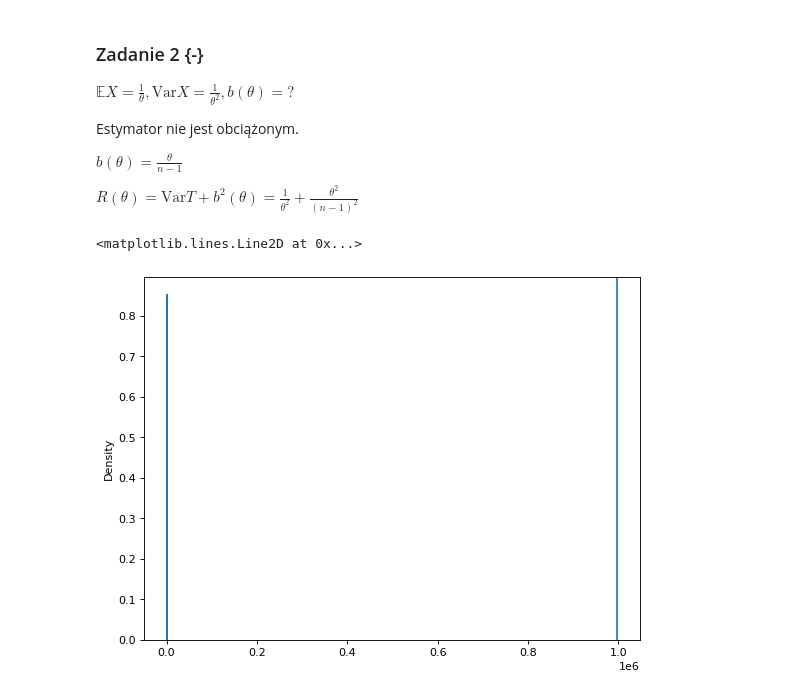
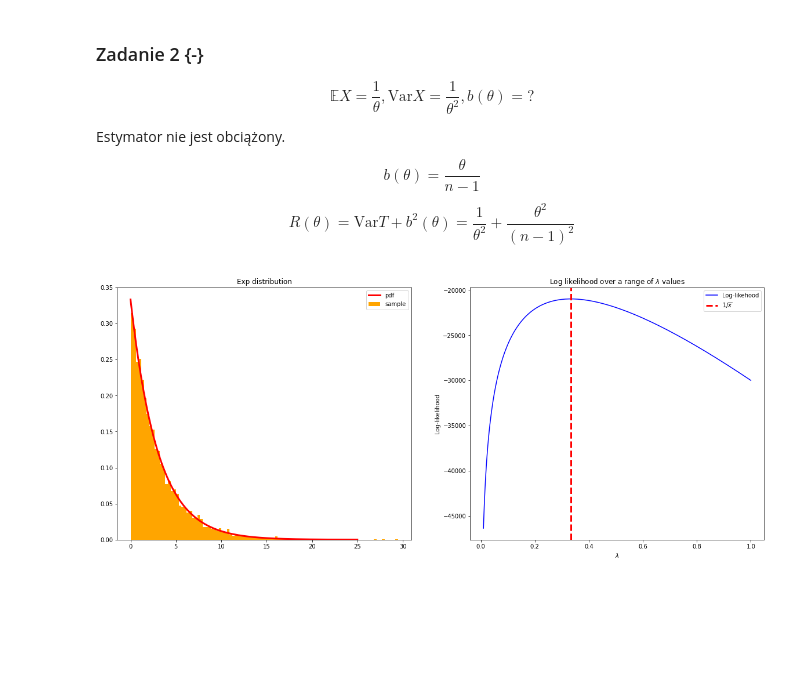
Before and after one commit to kosmobiker/SGH, a Jupyter notebook: Statistics/hw2.ipynb, the cells around one changed output. Drawn from its saved outputs; the diff is of its cells as text; code cells hidden in the pictures; blank space fills up the shorter version.

Commit message:
stats

```diff
--- a/Statistics/hw2.ipynb
+++ b/Statistics/hw2.ipynb
@@ -34,10 +42,10 @@ Zatem estymator jest odwrotnością średniej z próby.
 ### Zadanie 2 {-}
 
 
-$\mathbb{E}X = \frac{1}{\theta}, \text{Var}X = \frac{1}{\theta^2}, b(\theta) = ?$
+$$\mathbb{E}X = \frac{1}{\theta}, \text{Var}X = \frac{1}{\theta^2}, b(\theta) = ?$$
 
-Estymator nie jest obciążonym.
+Estymator nie jest obciążony.
 
-$b(\theta) = \frac{\theta}{n-1}$
+$$b(\theta) = \frac{\theta}{n-1}$$
 
-$R(\theta) = \text{Var} T + b^2(\theta) = \frac{1}{\theta^2} + \frac{\theta^2}{(n-1)^2}$
+$$R(\theta) = \text{Var} T + b^2(\theta) = \frac{1}{\theta^2} + \frac{\theta^2}{(n-1)^2}$$
@@ -55,7 +52,35 @@ mean = num/np.mean(dist)
-# %%
-plt.figure(figsize=(8, 6), dpi=80)
-sns.distplot(dist, hist=False)
-plt.axvline(mean)
-# %% [output]
-<matplotlib.lines.Line2D at 0x...>
-[figure, removed]
+# %%
+import numpy as np
+from scipy.stats import expon
+import matplotlib.pyplot as plt
+
+scale = 3
+sample_size = 10_000
+
+dist =  np.random.exponential(scale, sample_size)
+h = 1/np.mean(dist)
+lambda_array = np.geomspace(0.01, 1, 100)
+LL = []
+for L in lambda_array:
+    loglik = np.log(L)-L*dist
+    LL.append(loglik.sum())
+
+fig, (ax1, ax2) = plt.subplots(nrows=1, ncols=2, figsize=(20, 8))
+
+xs = np.arange(0, 25, 0.001)
+ys = expon.pdf(xs, scale=scale)
+ax1.plot(xs, ys, label='pdf', lw=3, color='red')
+ax1.hist(dist, density=True, label='sample', bins=100, color='orange')
+ax1.set_title('Exp distribution')
+ax1.legend()
+
+ax2.plot(lambda_array, LL, color='blue', label='Log-likehood')
+ax2.axvline(h, color="red", linestyle='--', lw=3, label="$1/{\overline{x}}$")
+ax2.set_title('Log likelihood over a range of $\lambda$ values')
+ax2.set_xlabel('$\lambda$')
+ax2.set_ylabel('Log-likelihood')
+ax2.legend()
+
+plt.show()
+# %% [output]
+[figure, added]
```
Also changed, not shown: parts of 4 cells of this notebook.
